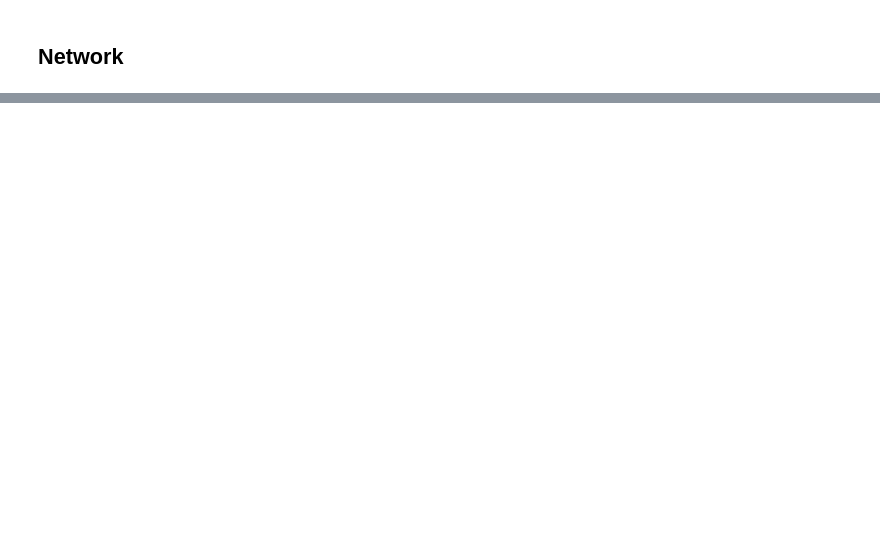
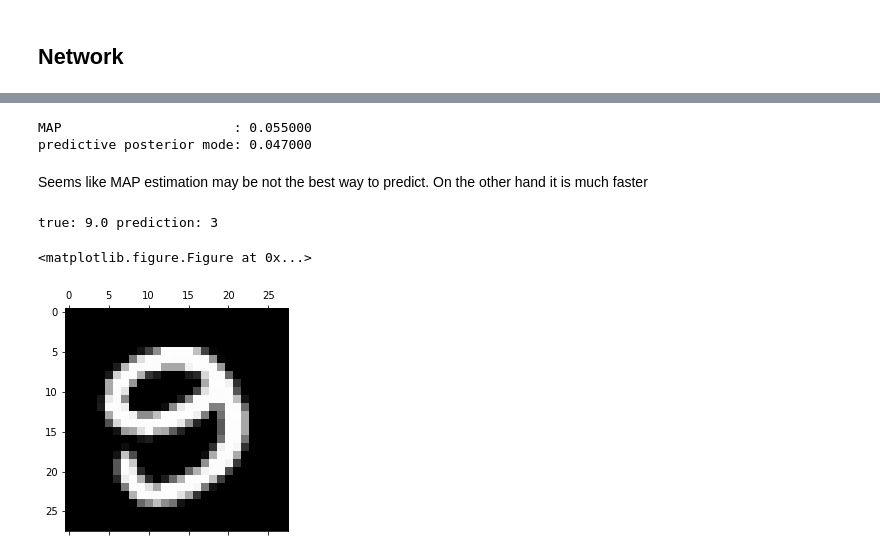
Before and after one commit to ferrine/gelato, a Jupyter notebook: examples/mnist.ipynb, the cells around one changed output, grey strips where cells are left out. Cells and saved outputs as stored; diff of their text form; code cells hidden in the pictures; blank space fills up the shorter version.

```diff
--- a/examples/mnist.ipynb
+++ b/examples/mnist.ipynb
@@ -196,5 +269,0 @@ For getting uncertanty of our model there is a helper in `gelato.layers.get_outp
-# %%
-inpimg = tt.tensor4('input')
-inpimg.tag.test_value = X_test[0][None,...]
-it = tt.iscalar('i')
-it.tag.test_value = 10
@@ -240,0 +278,12 @@ plt.legend()
+# %%
+from theano.configparser import change_flags
+
+# The right way to compile a function without changing important pymc3 flag `compute_test_value='raise'`
+with change_flags(compute_test_value='ignore'):
+    inpimg = tt.tensor4('input')
+    it = tt.iscalar('i')
+    _prediction = gelato.layers.get_output(network)
+    prediction = advi.approx.apply_replacements(_prediction, deterministic=True, more_replacements={input_var:inpimg})
+    predictions = advi.approx.sample_node(_prediction, it, more_replacements={input_var:inpimg})
+    predictions_f = theano.function([inpimg, theano.In(it, 's', 10)], predictions)
+    prediction_f = theano.function([inpimg], prediction)
@@ -240,0 +294,28 @@ plt.legend()
+# %%
+from scipy.stats import mode
+y_pred_MAP = np.argmax(prediction_f(X_test), axis=1)
+error_under_MAP = y_pred_MAP != y_test
+error_rate_under_MAP = error_under_MAP.mean()
+
+y_preds_posterior = predictions_f(X_test, 100)
+y_pred_posterior = mode(np.argmax(y_preds_posterior, axis=-1), axis=0).mode[0]
+error_under_posterior = y_pred_posterior != y_test
+error_rate_under_posterior = error_under_posterior.mean()
+# %%
+print('MAP                      : %f' % error_rate_under_MAP)
+print('predictive posterior mode: %f' % error_rate_under_posterior)
+# %% [output]
+MAP                      : 0.055000
+predictive posterior mode: 0.047000
+# %% [markdown]
+Seems like MAP estimation may be not the best way to predict. On the other hand it is much faster
+# %%
+def check_the_error_at(idx):
+    print('true:', y_test[error_under_posterior][idx],'prediction:', y_pred_posterior[error_under_posterior][idx])
+    plt.gray();plt.matshow(X_test[error_under_posterior][idx][0]);plt.show();
+# %%
+check_the_error_at(0)
+# %% [output]
+true: 9.0 prediction: 3
+<matplotlib.figure.Figure at 0x...>
+[figure, added]
```
Also changed, not shown: parts of 83 cells of this notebook.
